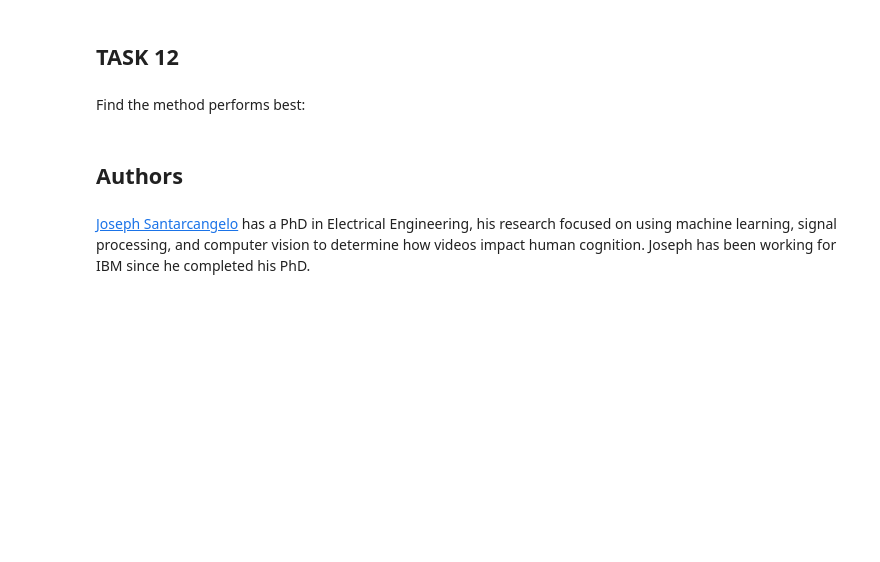
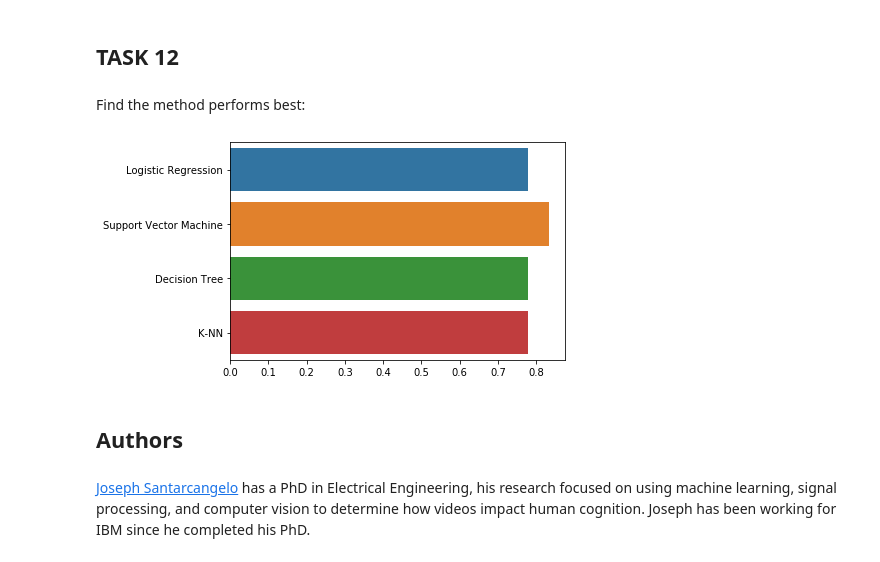
Before and after one commit to VittoRusso/SpaceY-Flight-Reuseability-IBM-Capstone-Proyect, a Jupyter notebook: SpaceX_Machine Learning Prediction_Part_5.ipynb, the cells around one changed output. Cells and saved outputs as stored; diff of their text form; code cells hidden in the pictures; blank space fills up the shorter version.

```diff
--- a/SpaceX_Machine Learning Prediction_Part_5.ipynb
+++ b/SpaceX_Machine Learning Prediction_Part_5.ipynb
@@ -356,6 +356,10 @@ plot_confusion_matrix(Y_test,yhat)
 ## TASK  12
 # %% [markdown]
 Find the method performs best:
+# %%
+ax = sns.barplot(x= [logreg_cv.score(X_test, Y_test), svm_cv.score(X_test, Y_test), tree_cv.score(X_test, Y_test), knn_cv.score(X_test, Y_test)], y= ['Logistic Regression', 'Support Vector Machine', 'Decision Tree', 'K-NN'])
+# %% [output]
+[figure, added]
 # %% [markdown]
 ## Authors
 # %% [markdown]
```
Also changed, not shown: parts of 10 cells of this notebook, 13 other files.
